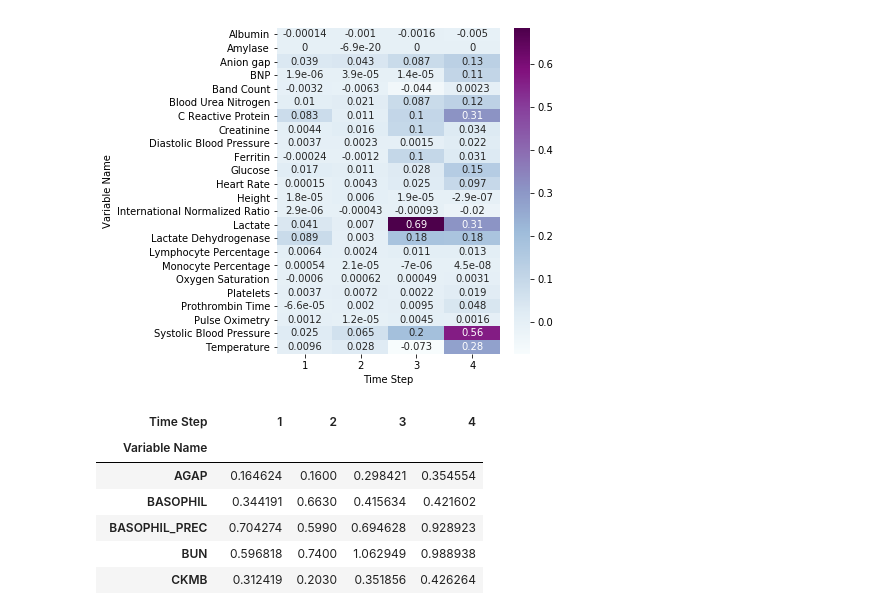
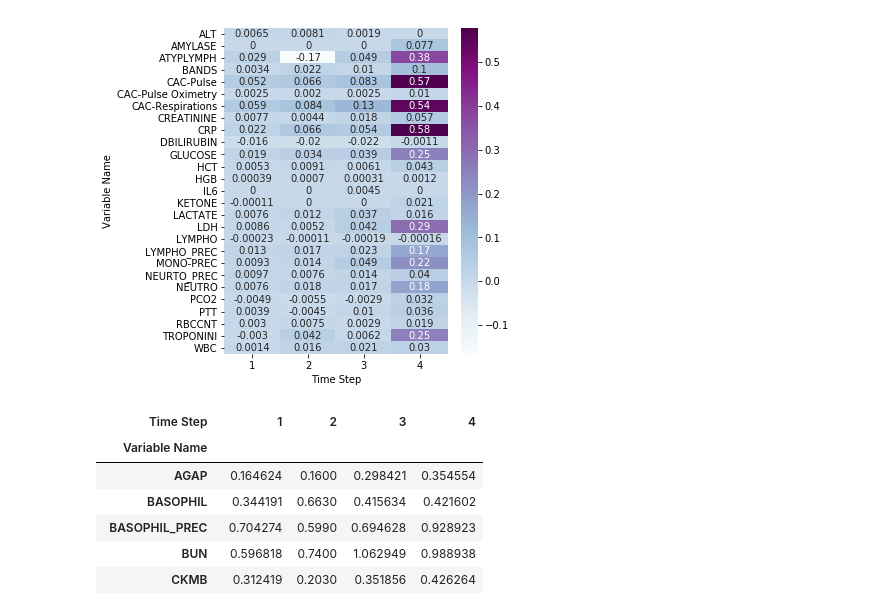
Before and after one commit to Tingyiwanyan/Contrastive_Learning_For_Covid, a Jupyter notebook: draw_heat_map.ipynb, the cells around one changed output. Cells and saved outputs as stored; diff of their text form; code cells hidden in the pictures.

```diff
--- a/draw_heat_map.ipynb
+++ b/draw_heat_map.ipynb
@@ -4,12 +4,12 @@ import numpy as np
 import matplotlib.pyplot as plt
 # %%
 import pandas as pd
-heat = pd.read_csv("24h_ce_retain_death .csv")
+heat = pd.read_csv("24h_retain_ce_intubation.csv")
 heat_map = heat.pivot("Variable Name","Time Step","Positive Contribute Value")
 fig = plt.figure(figsize=(5,6))
 heat_ = sns.heatmap(heat_map,annot=True,cmap='BuPu')
 # %% [output]
-[figure, old version]
+[figure, new version]
 # %%
 heat_map
 # %% [output]
```
Also changed, not shown: 11 other files.
